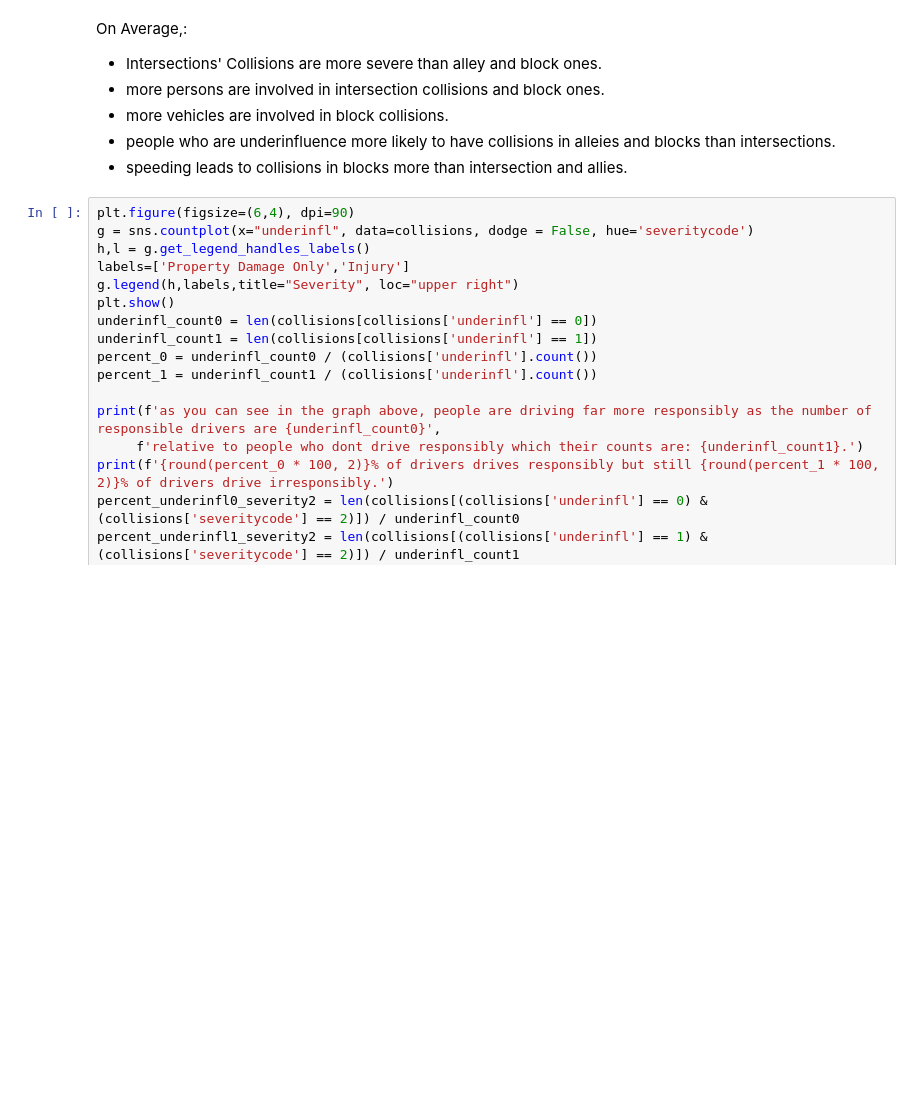
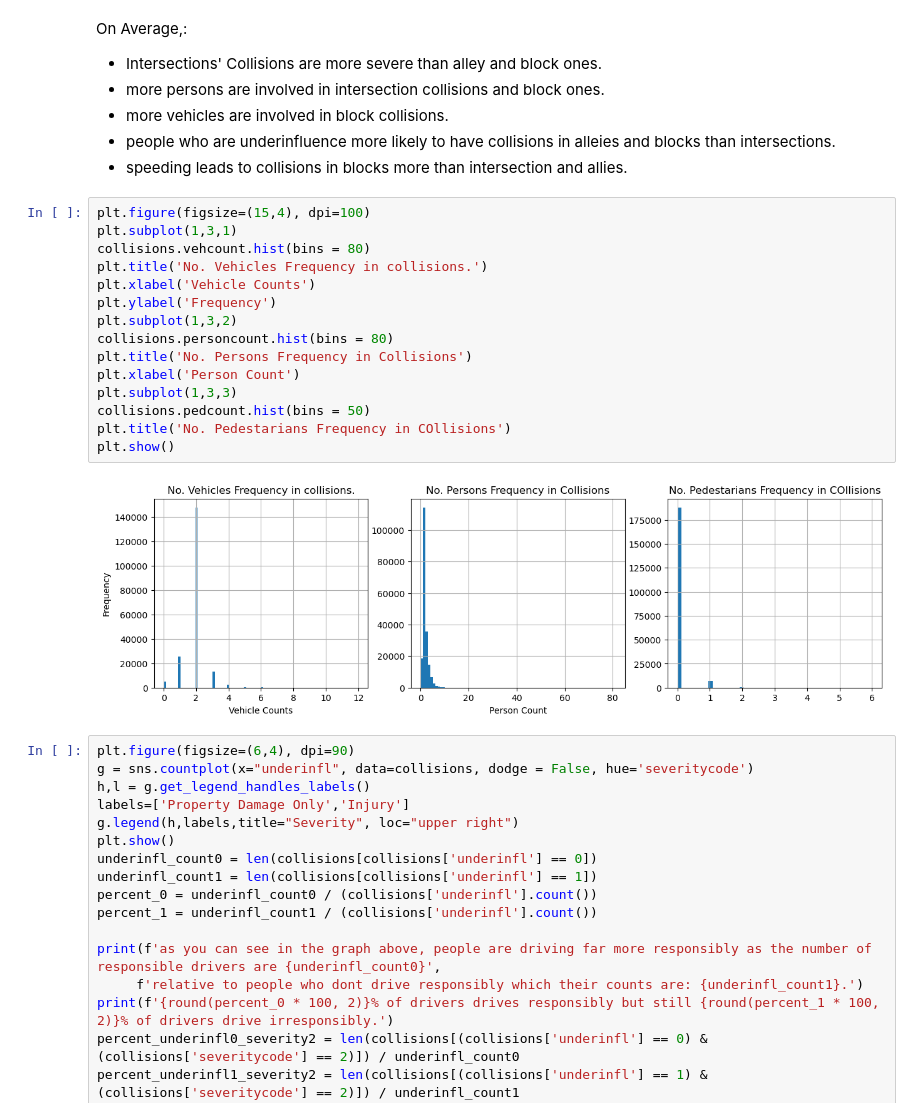
Before and after one commit to RaminFerdos/Coursera_Capstone, a Jupyter notebook: Coursera-Capstone-Collision Dataset.ipynb, the cells around one changed output. Drawn from its saved outputs; the diff is of its cells as text; blank space fills up the shorter version.

```diff
--- a/Coursera-Capstone-Collision Dataset.ipynb
+++ b/Coursera-Capstone-Collision Dataset.ipynb
@@ -225,6 +225,23 @@ On Average,:
 - more vehicles are involved in block collisions.
 - people who are underinfluence more likely to have collisions in alleies and blocks than intersections.
 - speeding leads to collisions in blocks more than intersection and allies.
+# %%
+plt.figure(figsize=(15,4), dpi=100)
+plt.subplot(1,3,1)
+collisions.vehcount.hist(bins = 80)
+plt.title('No. Vehicles Frequency in collisions.')
+plt.xlabel('Vehicle Counts')
+plt.ylabel('Frequency')
+plt.subplot(1,3,2)
+collisions.personcount.hist(bins = 80)
+plt.title('No. Persons Frequency in Collisions')
+plt.xlabel('Person Count')
+plt.subplot(1,3,3)
+collisions.pedcount.hist(bins = 50)
+plt.title('No. Pedestarians Frequency in COllisions')
+plt.show()
+# %% [output]
+[figure, added]
 # %%
 plt.figure(figsize=(6,4), dpi=90)
 g = sns.countplot(x="underinfl", data=collisions, dodge = False, hue='severitycode')
```
Also changed, not shown: parts of 18 cells of this notebook.
